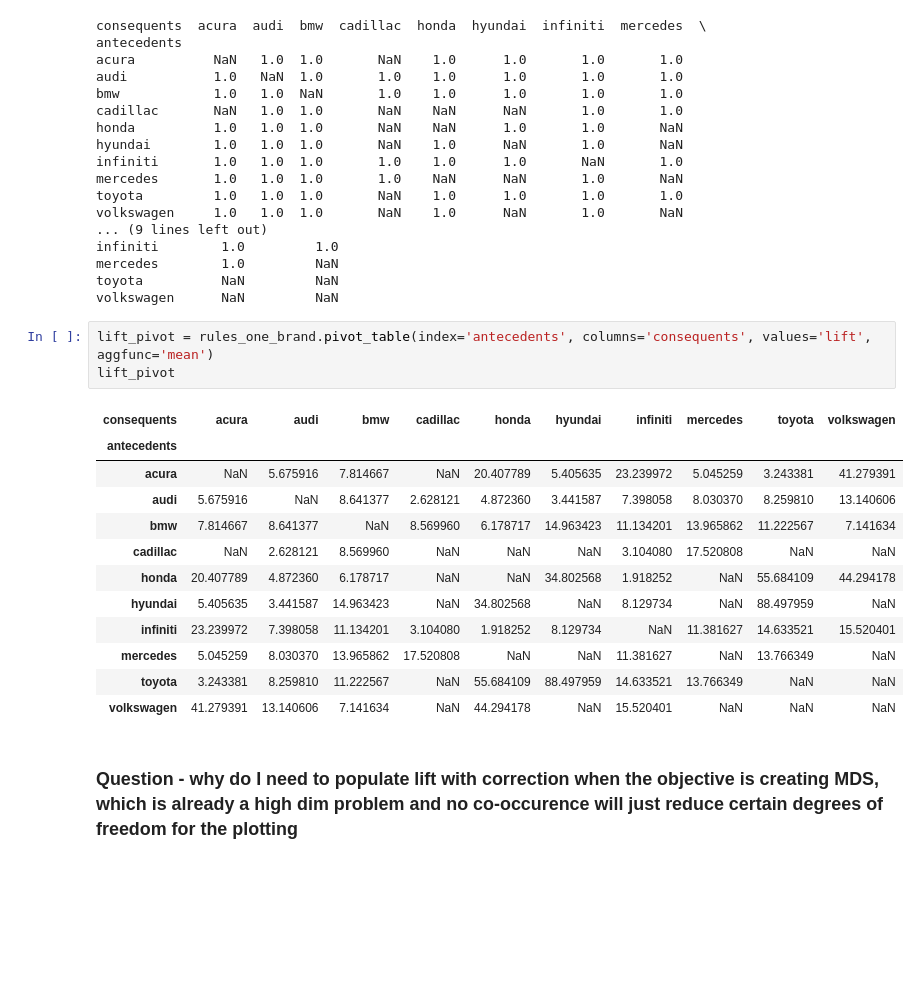
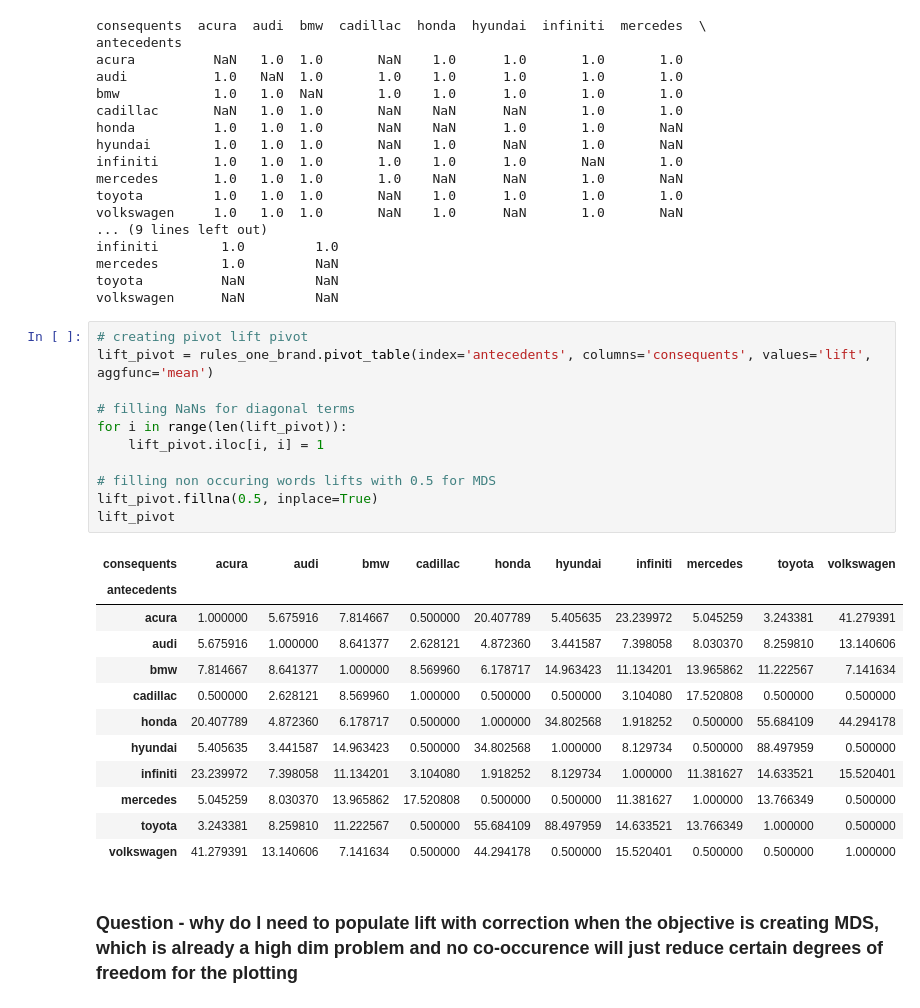
Before and after one commit to vicgpt/Unstructured-Data-Analytics, a Jupyter notebook: Assignment 1 - Car Brands/Car-Brand-Text-Analytics-vishal.ipynb, the cells around one changed output. Saved outputs shown, nothing was run; the diff lists cells and outputs as text; blank space fills up the shorter version.

```diff
--- a/Assignment 1 - Car Brands/Car-Brand-Text-Analytics-vishal.ipynb
+++ b/Assignment 1 - Car Brands/Car-Brand-Text-Analytics-vishal.ipynb
@@ -425,22 +425,30 @@ infiniti        1.0         1.0
 mercedes        1.0         NaN
 toyota          NaN         NaN
 volkswagen      NaN         NaN
-# %%
-lift_pivot = rules_one_brand.pivot_table(index='antecedents', columns='consequents', values='lift', aggfunc='mean')
-lift_pivot
-# %% [output]
-| consequents | acura | audi | bmw | cadillac | honda | hyundai | infiniti | mercedes | toyota | volkswagen |
-| antecedents |  |  |  |  |  |  |  |  |  |  |
-| acura | NaN | 5.675916 | 7.814667 | NaN | 20.407789 | 5.405635 | 23.239972 | 5.045259 | 3.243381 | 41.279391 |
-| audi | 5.675916 | NaN | 8.641377 | 2.628121 | 4.872360 | 3.441587 | 7.398058 | 8.030370 | 8.259810 | 13.140606 |
-| bmw | 7.814667 | 8.641377 | NaN | 8.569960 | 6.178717 | 14.963423 | 11.134201 | 13.965862 | 11.222567 | 7.141634 |
-| cadillac | NaN | 2.628121 | 8.569960 | NaN | NaN | NaN | 3.104080 | 17.520808 | NaN | NaN |
-| honda | 20.407789 | 4.872360 | 6.178717 | NaN | NaN | 34.802568 | 1.918252 | NaN | 55.684109 | 44.294178 |
-| hyundai | 5.405635 | 3.441587 | 14.963423 | NaN | 34.802568 | NaN | 8.129734 | NaN | 88.497959 | NaN |
-| infiniti | 23.239972 | 7.398058 | 11.134201 | 3.104080 | 1.918252 | 8.129734 | NaN | 11.381627 | 14.633521 | 15.520401 |
-| mercedes | 5.045259 | 8.030370 | 13.965862 | 17.520808 | NaN | NaN | 11.381627 | NaN | 13.766349 | NaN |
-| toyota | 3.243381 | 8.259810 | 11.222567 | NaN | 55.684109 | 88.497959 | 14.633521 | 13.766349 | NaN | NaN |
-| volkswagen | 41.279391 | 13.140606 | 7.141634 | NaN | 44.294178 | NaN | 15.520401 | NaN | NaN | NaN |
+# %%
+# creating pivot lift pivot
+lift_pivot = rules_one_brand.pivot_table(index='antecedents', columns='consequents', values='lift', aggfunc='mean')
+
+# filling NaNs for diagonal terms
+for i in range(len(lift_pivot)):
+    lift_pivot.iloc[i, i] = 1
+
+# filling non occuring words lifts with 0.5 for MDS
+lift_pivot.fillna(0.5, inplace=True)
+lift_pivot
+# %% [output]
+| consequents | acura | audi | bmw | cadillac | honda | hyundai | infiniti | mercedes | toyota | volkswagen |
+| antecedents |  |  |  |  |  |  |  |  |  |  |
+| acura | 1.000000 | 5.675916 | 7.814667 | 0.500000 | 20.407789 | 5.405635 | 23.239972 | 5.045259 | 3.243381 | 41.279391 |
+| audi | 5.675916 | 1.000000 | 8.641377 | 2.628121 | 4.872360 | 3.441587 | 7.398058 | 8.030370 | 8.259810 | 13.140606 |
+| bmw | 7.814667 | 8.641377 | 1.000000 | 8.569960 | 6.178717 | 14.963423 | 11.134201 | 13.965862 | 11.222567 | 7.141634 |
+| cadillac | 0.500000 | 2.628121 | 8.569960 | 1.000000 | 0.500000 | 0.500000 | 3.104080 | 17.520808 | 0.500000 | 0.500000 |
+| honda | 20.407789 | 4.872360 | 6.178717 | 0.500000 | 1.000000 | 34.802568 | 1.918252 | 0.500000 | 55.684109 | 44.294178 |
+| hyundai | 5.405635 | 3.441587 | 14.963423 | 0.500000 | 34.802568 | 1.000000 | 8.129734 | 0.500000 | 88.497959 | 0.500000 |
+| infiniti | 23.239972 | 7.398058 | 11.134201 | 3.104080 | 1.918252 | 8.129734 | 1.000000 | 11.381627 | 14.633521 | 15.520401 |
+| mercedes | 5.045259 | 8.030370 | 13.965862 | 17.520808 | 0.500000 | 0.500000 | 11.381627 | 1.000000 | 13.766349 | 0.500000 |
+| toyota | 3.243381 | 8.259810 | 11.222567 | 0.500000 | 55.684109 | 88.497959 | 14.633521 | 13.766349 | 1.000000 | 0.500000 |
+| volkswagen | 41.279391 | 13.140606 | 7.141634 | 0.500000 | 44.294178 | 0.500000 | 15.520401 | 0.500000 | 0.500000 | 1.000000 |
 # %% [markdown]
 ### Question - why do I need to populate lift with correction when the objective is creating MDS, which is already a high dim problem and no co-occurence will just reduce certain degrees of freedom for the plotting
 # %% [markdown]
```
Also changed, not shown: parts of 3 cells of this notebook.
